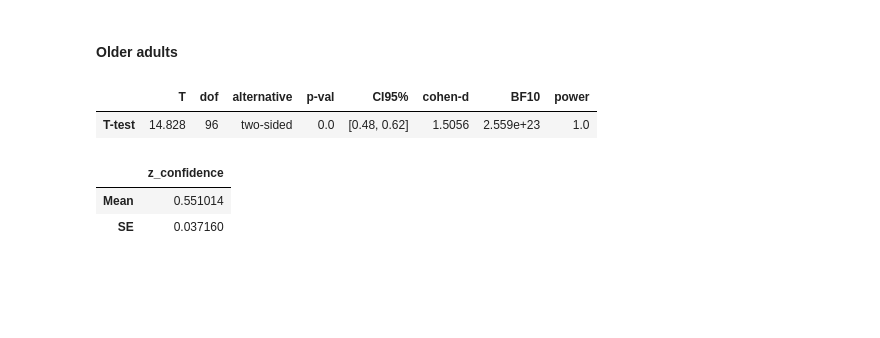
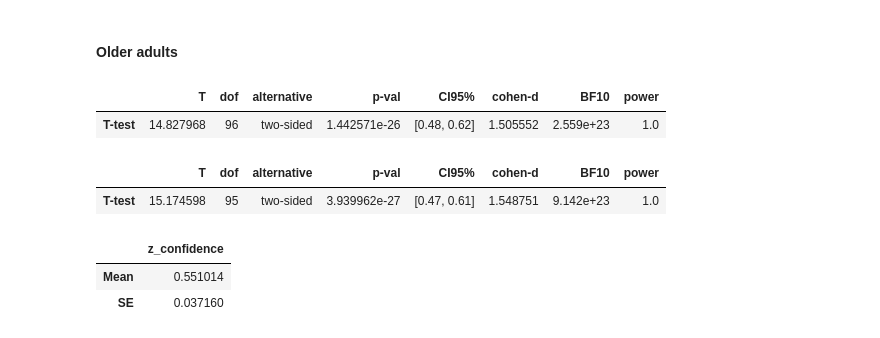
Before and after one commit to KasiaMojescik/ageing_vividness_confidence, a Jupyter notebook: main_analyses.ipynb, the cells around one changed output. Cells and saved outputs as stored; diff of their text form; code cells hidden in the pictures; blank space fills up the shorter version.

```diff
--- a/main_analyses.ipynb
+++ b/main_analyses.ipynb
@@ -728,15 +797,22 @@ pg.ttest(cor_params_vivid_young.z_vividness, cor_params_vivid_older.z_vividness)
 # %%
 # run correlation, fetching r per subject and feature:
 cor_params_conf_older = ratings_correlations(older_part_df, ['total'], "confidence")
 
 # fisher z transform before stats
 cor_params_conf_older["z_confidence"] = np.arctanh(cor_params_conf_older.total.astype('float'))
 
 # one-sample t-test
-pg.ttest(cor_params_conf_older.z_confidence, 0).round(4)
+pg.ttest(cor_params_conf_older.z_confidence, 0)
 # %% [output]
 |  | T | dof | alternative | p-val | CI95% | cohen-d | BF10 | power |
-| T-test | 14.828 | 96 | two-sided | 0.0 | [0.48, 0.62] | 1.5056 | 2.559e+23 | 1.0 |
+| T-test | 14.827968 | 96 | two-sided | 1.442571e-26 | [0.48, 0.62] | 1.505552 | 2.559e+23 | 1.0 |
+# %%
+# sanity check to verify that excluding outliers do not change the result
+outlier_older = cor_params_conf_older.loc[~pg.madmedianrule(cor_params_conf_older['z_confidence'])]
+pg.ttest(outlier_older.z_confidence, 0)
+# %% [output]
+|  | T | dof | alternative | p-val | CI95% | cohen-d | BF10 | power |
+| T-test | 15.174598 | 95 | two-sided | 3.939962e-27 | [0.47, 0.61] | 1.548751 | 9.142e+23 | 1.0 |
 # %%
 # group average older
 pd.DataFrame(cor_params_conf_older.agg(Mean=('z_confidence', 'mean'),
```
Also changed, not shown: parts of 34 cells of this notebook.
